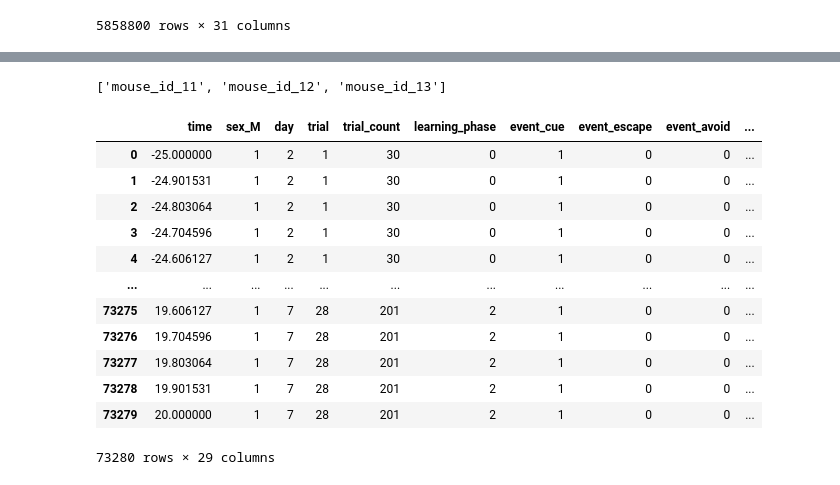
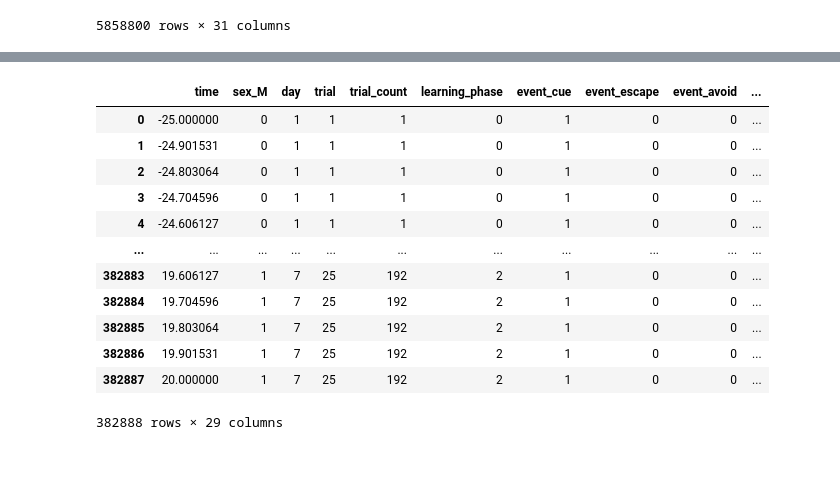
Before and after one commit to Mschaid/ENIGMA, a Jupyter notebook: notebooks/reports/dopamine_full_sequence_stacked_lstm_01.ipynb, the cells around one changed output, grey strips where cells are left out. Drawn from its saved outputs; the diff is of its cells as text; code cells hidden in the pictures.

```diff
--- a/notebooks/reports/dopamine_full_sequence_stacked_lstm_01.ipynb
+++ b/notebooks/reports/dopamine_full_sequence_stacked_lstm_01.ipynb
@@ -60,0 +72,4 @@ train_processor.train_x.shape
+# %%
+with open('/Users/mds8301/Devlopment/enigma/results/experiments/dopamine_full_sequence_stacked_lstm_01/subjects_by_category.json', 'r') as f:
+    subjects_by_category = json.load(f)
+subjects_by_category
@@ -61,3 +88,18 @@ train_processor.train_x.shape
+# %%
+def query_testing_subjects(subjects, df):
+
+    full_query = ''
+    for mouse in subjects:
+        query =f"{mouse} == 1"
+        if full_query == '':
+            full_query = query
+        else:
+            full_query += f" or {query}"
+
+    return df.query(full_query)
+
+test_set = query_testing_subjects(subjects_by_category['testing'], train_processor.data)
+X_test, y_test = test_set.drop(columns = 'signal'), test_set['signal']
 # %%
 model = tf.keras.models.load_model(MODEL_PATH)
 
@@ -103,4 +131,4 @@ Non-trainable params: 0
 _________________________________________________________________
 # %%
-predicted_signal = model.predict(train_processor.test_x)
+predicted_signal = model.predict(X_test)
 # %% [output]
@@ -108,8 +136,7 @@ predicted_signal = model.predict(train_processor.test_x)
 # %%
-test_df = (
-    train_processor.test_x
-    .assign(
-        true_signal=train_processor.test_y,
-        predicted_signal = predicted_signal
-        )
-              )
+full_test_set = (X_test
+                 .assign(
+                     true_signal=y_test,
+                     predicted_signal = predicted_signal
+                     )
+                 )
@@ -126,22 +143,17 @@ Index(['time', 'sex_M', 'day', 'trial', 'trial_count', 'learning_phase',
-# %%
-train_processor.testing_subjects
-# %% [output]
-['mouse_id_11', 'mouse_id_12', 'mouse_id_13']
 # %%
-query = test_df.query("mouse_id_11 == 1 & event_cue == 1 & action_avoid==1")
-query = query.melt(id_vars = query.drop(columns = ['predicted_signal', 'true_signal']).columns, value_vars= ['predicted_signal', 'true_signal'], value_name = "signal", var_name = 'signal_type')
-query
+full_test_set  = avoid.melt(id_vars = full_test_set.drop(columns = ['predicted_signal', 'true_signal']).columns, value_vars= ['predicted_signal', 'true_signal'], value_name = "signal", var_name = 'signal_type')
+full_test_set
 # %% [output]
 |  | time | sex_M | day | trial | trial_count | learning_phase | event_cue | event_escape | event_avoid | ... |
-| 0 | -25.000000 | 1 | 2 | 1 | 30 | 0 | 1 | 0 | 0 | ... |
-| 1 | -24.901531 | 1 | 2 | 1 | 30 | 0 | 1 | 0 | 0 | ... |
-| 2 | -24.803064 | 1 | 2 | 1 | 30 | 0 | 1 | 0 | 0 | ... |
-| 3 | -24.704596 | 1 | 2 | 1 | 30 | 0 | 1 | 0 | 0 | ... |
-| 4 | -24.606127 | 1 | 2 | 1 | 30 | 0 | 1 | 0 | 0 | ... |
+| 0 | -25.000000 | 0 | 1 | 1 | 1 | 0 | 1 | 0 | 0 | ... |
+| 1 | -24.901531 | 0 | 1 | 1 | 1 | 0 | 1 | 0 | 0 | ... |
+| 2 | -24.803064 | 0 | 1 | 1 | 1 | 0 | 1 | 0 | 0 | ... |
+| 3 | -24.704596 | 0 | 1 | 1 | 1 | 0 | 1 | 0 | 0 | ... |
+| 4 | -24.606127 | 0 | 1 | 1 | 1 | 0 | 1 | 0 | 0 | ... |
 | ... | ... | ... | ... | ... | ... | ... | ... | ... | ... | ... |
-| 73275 | 19.606127 | 1 | 7 | 28 | 201 | 2 | 1 | 0 | 0 | ... |
-| 73276 | 19.704596 | 1 | 7 | 28 | 201 | 2 | 1 | 0 | 0 | ... |
-| 73277 | 19.803064 | 1 | 7 | 28 | 201 | 2 | 1 | 0 | 0 | ... |
-| 73278 | 19.901531 | 1 | 7 | 28 | 201 | 2 | 1 | 0 | 0 | ... |
-| 73279 | 20.000000 | 1 | 7 | 28 | 201 | 2 | 1 | 0 | 0 | ... |
+| 382883 | 19.606127 | 1 | 7 | 25 | 192 | 2 | 1 | 0 | 0 | ... |
+| 382884 | 19.704596 | 1 | 7 | 25 | 192 | 2 | 1 | 0 | 0 | ... |
+| 382885 | 19.803064 | 1 | 7 | 25 | 192 | 2 | 1 | 0 | 0 | ... |
+| 382886 | 19.901531 | 1 | 7 | 25 | 192 | 2 | 1 | 0 | 0 | ... |
+| 382887 | 20.000000 | 1 | 7 | 25 | 192 | 2 | 1 | 0 | 0 | ... |
-73280 rows × 29 columns
+382888 rows × 29 columns
```
Also changed, not shown: parts of 20 cells of this notebook.
